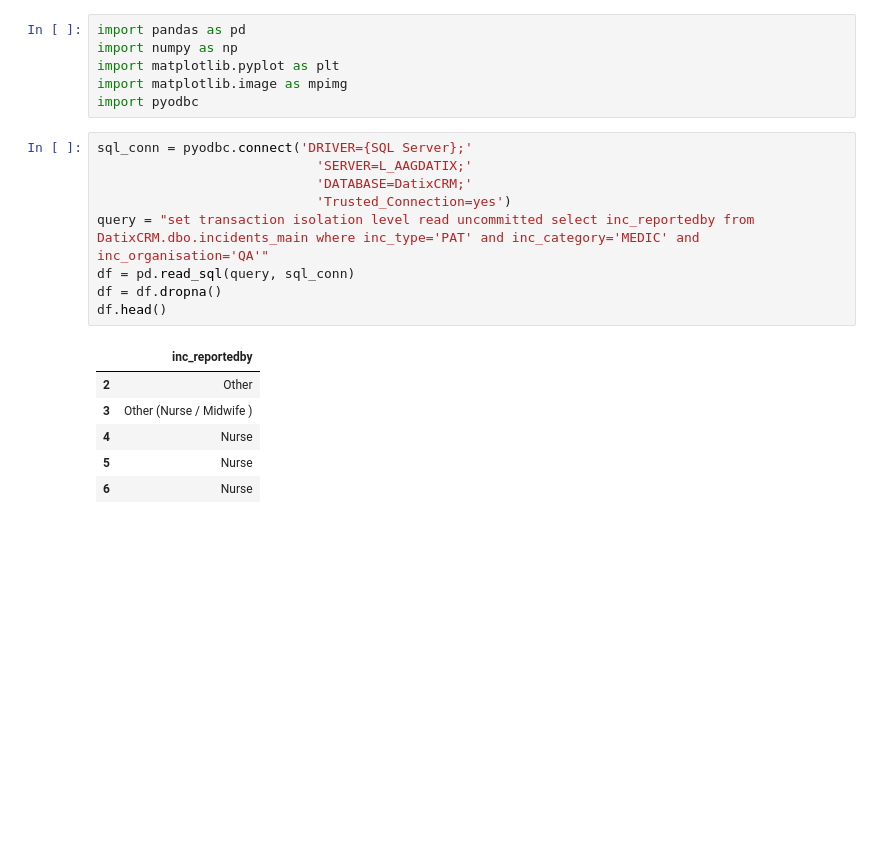
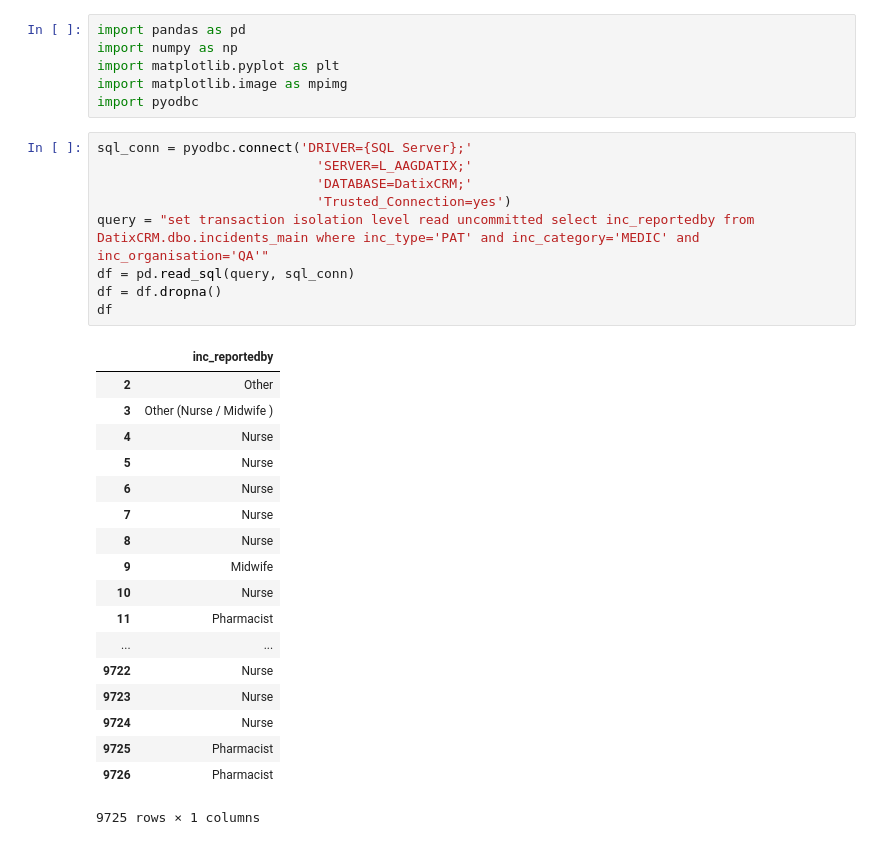
Before and after one commit to meevans1/PortsmouthHospitalTrust, a Jupyter notebook: patient_safety/reported_by.ipynb, the cells around one changed output. Cells and saved outputs as stored; diff of their text form; blank space fills up the shorter version.

```diff
--- a/patient_safety/reported_by.ipynb
+++ b/patient_safety/reported_by.ipynb
@@ -7,19 +7,31 @@ import pyodbc
 # %%
 sql_conn = pyodbc.connect('DRIVER={SQL Server};'
                             'SERVER=L_AAGDATIX;'
                             'DATABASE=DatixCRM;'
                             'Trusted_Connection=yes')
 query = "set transaction isolation level read uncommitted select inc_reportedby from DatixCRM.dbo.incidents_main where inc_type='PAT' and inc_category='MEDIC' and inc_organisation='QA'"
 df = pd.read_sql(query, sql_conn)
 df = df.dropna()
-df.head()
+df
 # %% [output]
 |  | inc_reportedby |
 | 2 | Other |
 | 3 | Other (Nurse / Midwife ) |
 | 4 | Nurse |
 | 5 | Nurse |
 | 6 | Nurse |
+| 7 | Nurse |
+| 8 | Nurse |
+| 9 | Midwife |
+| 10 | Nurse |
+| 11 | Pharmacist |
+| ... | ... |
+| 9722 | Nurse |
+| 9723 | Nurse |
+| 9724 | Nurse |
+| 9725 | Pharmacist |
+| 9726 | Pharmacist |
+9725 rows × 1 columns
 # %%
 reportedby_counts = df['inc_reportedby'].value_counts()
 print(reportedby_counts)
```
Also changed, not shown: parts of 2 cells of this notebook, 6 other files.
